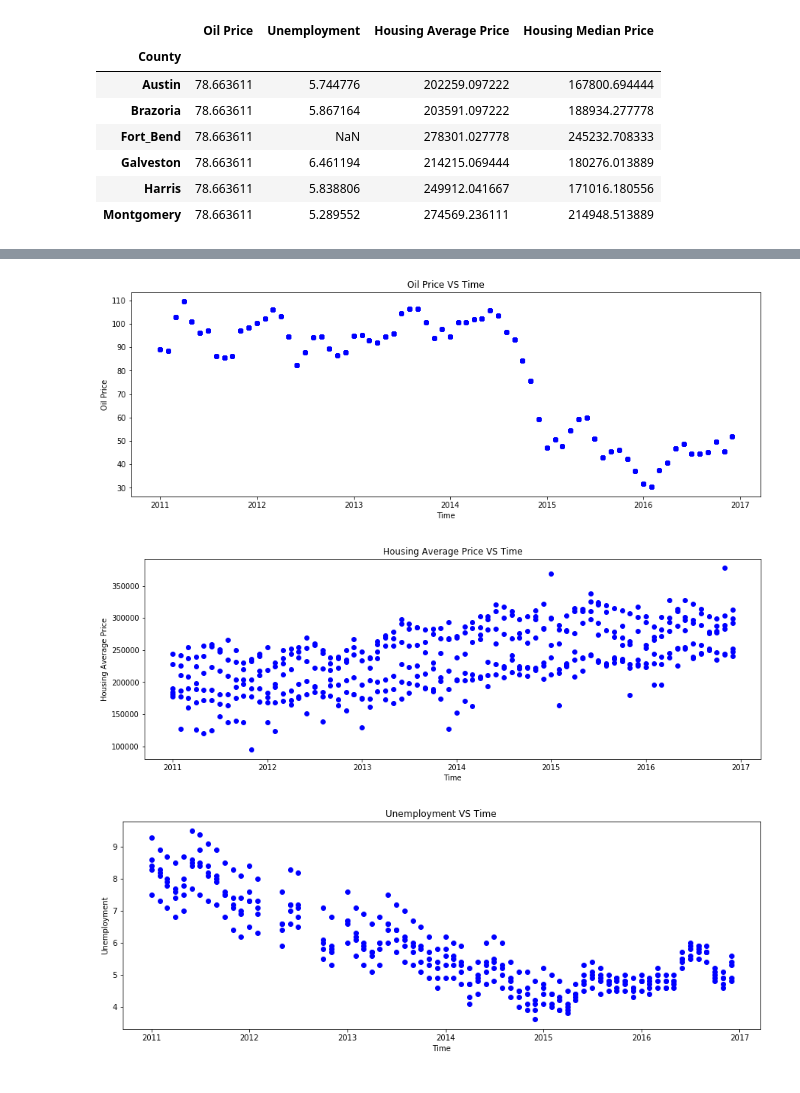
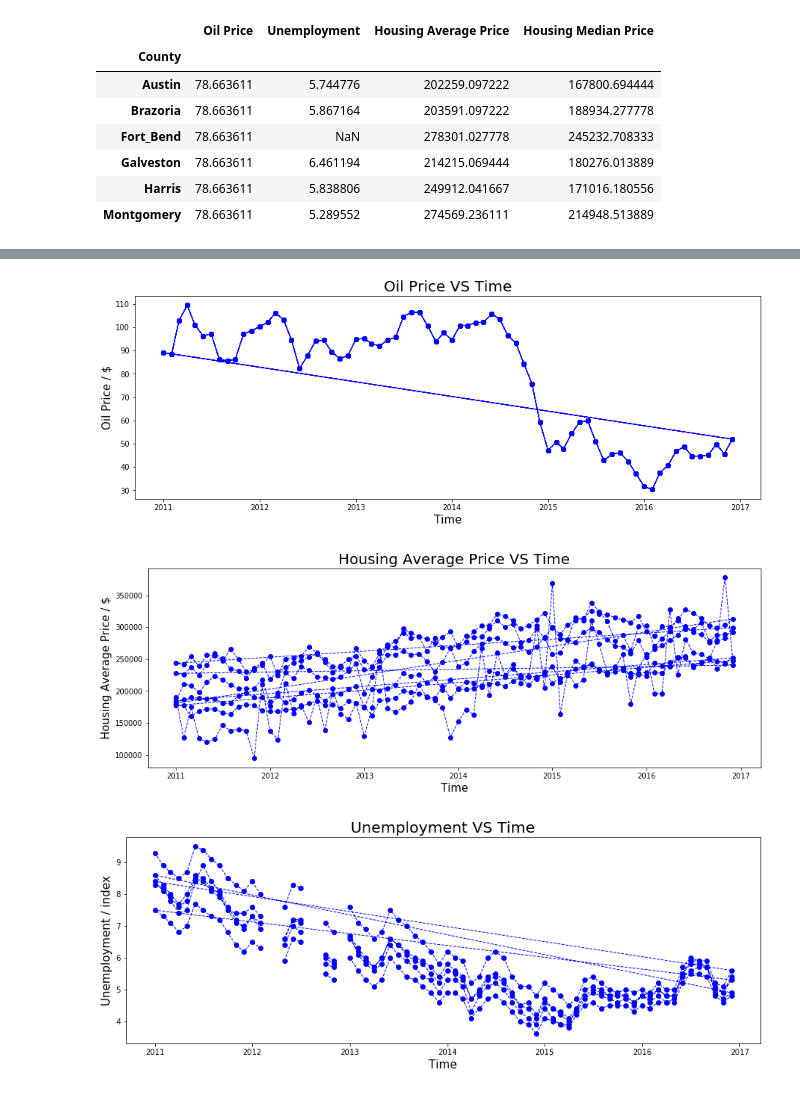
Before and after one commit to savorgnan5/Project_1, a Jupyter notebook: Fabio_P.ipynb, the cells around one changed output, grey strips where cells are left out. Drawn from its saved outputs; the diff is of its cells as text; code cells hidden in the pictures.

Commit message:
revision graphic and earning

```diff
--- a/Fabio_P.ipynb
+++ b/Fabio_P.ipynb
@@ -324,32 +324,32 @@ import numpy as np
 # %%
 plt.rcParams['figure.figsize']=(15,5)
 # %%
-Time_oilprice= plt.plot_date(County_list_Houston["Datetime"], County_list_Houston["Oil Price"] , color="blue")
-plt.title("Oil Price VS Time")
-plt.xlabel("Time")
-plt.ylabel("Oil Price")
+Time_oilprice= plt.plot_date(County_list_Houston["Datetime"], County_list_Houston["Oil Price"] , color="blue", linestyle='--',linewidth=1)
+plt.title("Oil Price VS Time",fontsize=20)
+plt.xlabel("Time",fontsize=15)
+plt.ylabel("Oil Price / $",fontsize=15)
 plt.savefig("Oil Price VS Time.png")
 plt.show()
 # %% [output]
-[figure, old version]
+[figure, new version]
 # %%
-Time_oilprice= plt.plot_date(County_list_Houston["Datetime"], County_list_Houston["Housing Average Price"] , color="blue")
-plt.title("Housing Average Price VS Time")
-plt.xlabel("Time")
-plt.ylabel("Housing Average Price")
+Time_oilprice= plt.plot_date(County_list_Houston["Datetime"], County_list_Houston["Housing Average Price"] , color="blue",linestyle='--',linewidth=1)
+plt.title("Housing Average Price VS Time",fontsize=20)
+plt.xlabel("Time",fontsize=15)
+plt.ylabel("Housing Average Price / $",fontsize=15)
 plt.savefig("Housing Average Price VS Time.png")
 plt.show()
 # %% [output]
-[figure, old version]
+[figure, new version]
 # %%
-Time_oilprice=plt.plot_date(County_list_Houston["Datetime"], County_list_Houston["Unemployment"] , color="blue")
-plt.title("Unemployment VS Time")
-plt.xlabel("Time")
-plt.ylabel("Unemployment")
+Time_oilprice=plt.plot_date(County_list_Houston["Datetime"], County_list_Houston["Unemployment"] , color="blue",linestyle='--',linewidth=1)
+plt.title("Unemployment VS Time",fontsize=20)
+plt.xlabel("Time",fontsize=15)
+plt.ylabel("Unemployment / index",fontsize=15)
 plt.savefig("Unemployment VS Time.png")
 plt.show()
 # %% [output]
-[figure, old version]
+[figure, new version]
 # %%
 fig, ax= plt.subplots()
 ax.scatter(County_list_Houston["Date"],
```
Also changed, not shown: parts of 9 cells of this notebook, 8 other files.
